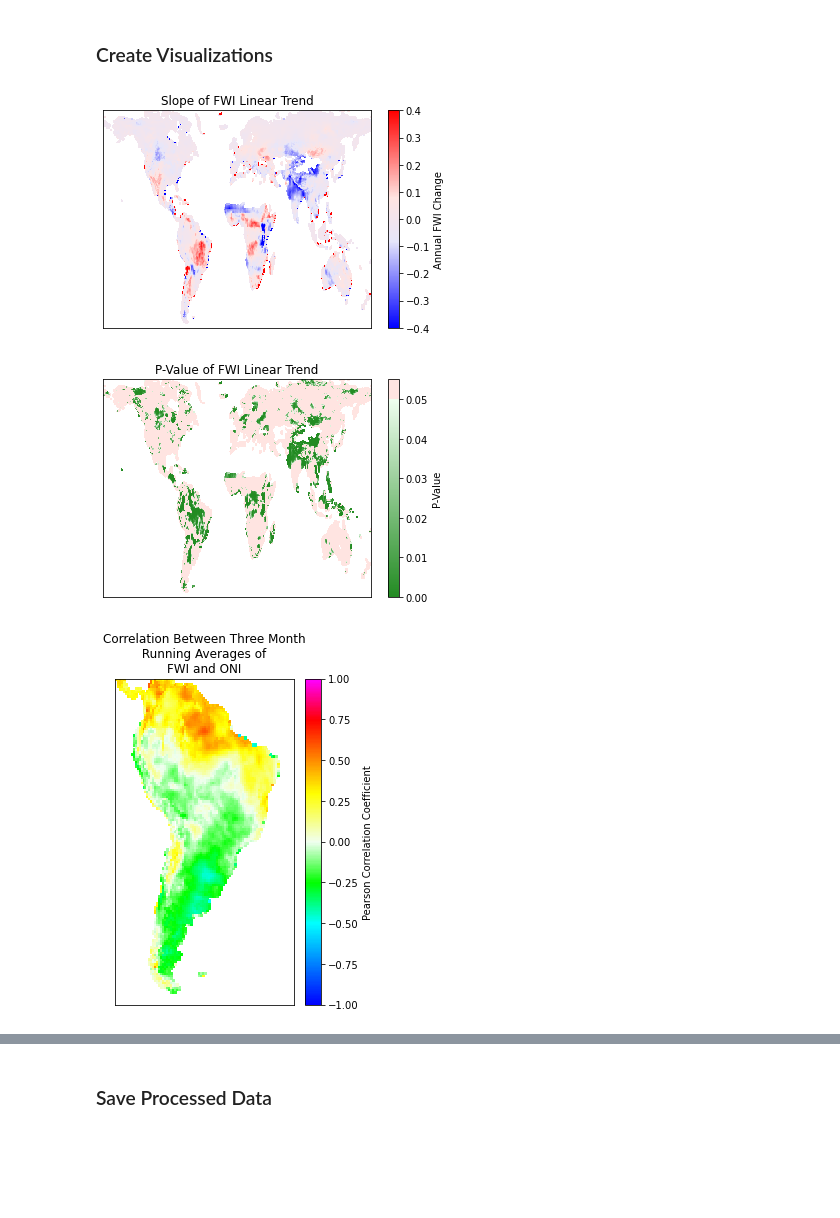
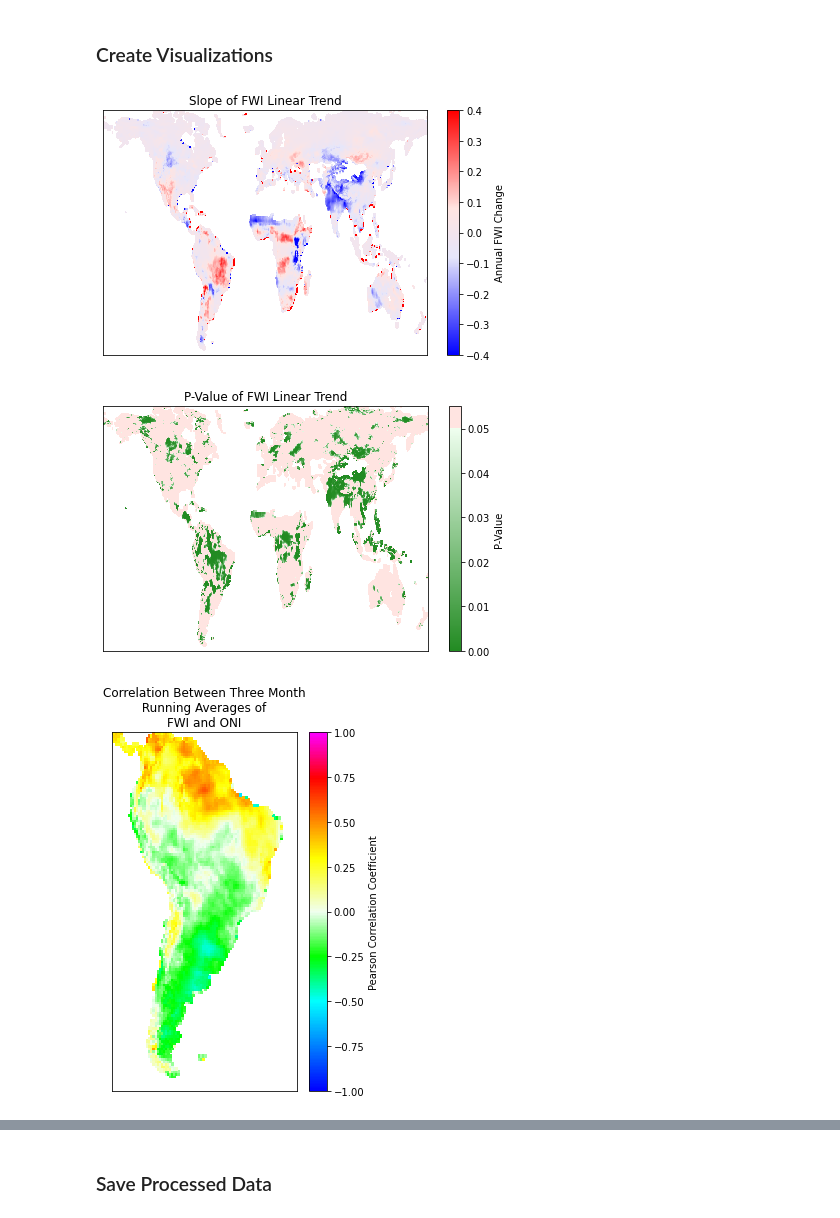
Before and after one commit to patrick-naylor/Global-FWI-ONI-Relationship, a Jupyter notebook: Patrick_Naylor_ONI_FWI_Analysis.ipynb, the cells around one changed output, grey strips where cells are left out. Cells and saved outputs as stored; diff of their text form; code cells hidden in the pictures; blank space fills up the shorter version.

```diff
--- a/Patrick_Naylor_ONI_FWI_Analysis.ipynb
+++ b/Patrick_Naylor_ONI_FWI_Analysis.ipynb
@@ -187,8 +187,8 @@ data = nc.Dataset('aggregate_data_10.nc')
 print(data)
 three_month_avg = data['mFWI']
 fwi_y_detrend = data['yFWI']
-t_trend_slope = data['mSlope']
-t_trend_pvalue = data['mPval']
+t_trend_slope = data['mSlope'][:]
+t_trend_pvalue = data['mPval'][:]
 # %% [output]
 <class 'netCDF4._netCDF4.Dataset'>
 root group (NETCDF4_CLASSIC data model, file format HDF5):
@@ -288,6 +288,7 @@ plt.pcolormesh(t_trend_slope*365.25,cmap = cmap1, vmin=-0.4, vmax=0.4)
 plt.colorbar(label = 'Annual FWI Change')
 plt.title('Slope of FWI Linear Trend')
 plt.tick_params(axis='both', which='both', bottom=False, top=False, labelbottom=False, right=False, left=False, labelleft=False)
+plt.tight_layout()
 plt.savefig('global_FWI_linear_trend_slope.png')
 
 plt.figure(2)
@@ -298,6 +299,7 @@ plt.pcolormesh(t_trend_pvalue, cmap = cmap2, vmin=0, vmax=0.055)
 plt.colorbar(label = 'P-Value')
 plt.title('P-Value of FWI Linear Trend')
 plt.tick_params(axis='both', which='both', bottom=False, top=False, labelbottom=False, right=False, left=False, labelleft=False)
+plt.tight_layout()
 plt.savefig('global_FWI_linear_trend_pval')
 
 plt.figure(3, figsize = ([4,6]))
@@ -308,35 +310,39 @@ plt.pcolormesh(m_coeff[0:140,150:240], vmin=-1, vmax=1, cmap = cmap3)
 plt.colorbar(label = 'Pearson Correlation Coefficient')
 plt.title('Correlation Between Three Month\n Running Averages of \nFWI and ONI')
 plt.tick_params(axis='both', which='both', bottom=False, top=False, labelbottom=False, right=False, left=False, labelleft=False)
+plt.tight_layout()
 plt.savefig('three_month_correlation.png')
 
 plt.figure(4, figsize = ([4,6]))
 plt.pcolormesh(t_coeff[0:140,150:240], vmin=-1, vmax=1, cmap = cmap3)
 plt.colorbar(label = 'Pearson Correlation Coefficient')
-plt.title('Correlation Between Yearly Average\n FWI and ONI')
+plt.title('Correlation Between Yearly\n Average FWI and ONI')
 plt.tick_params(axis='both', which='both', bottom=False, top=False, labelbottom=False, right=False, left=False, labelleft=False)
+plt.tight_layout()
 plt.savefig('yearly_correlation.png')
 
 plt.figure(5, figsize = ([4,6]))
 colors1 = ['blue', 'lavender','mistyrose', 'red']
 nodes1 = [0.0, 0.4, 0.6, 1.0]
 cmap1 = LinearSegmentedColormap.from_list('mycmap', list(zip(nodes1,colors1)))
 plt.pcolormesh(t_trend_slope[0:140,150:240]*365.25,cmap = cmap1, vmin=-0.4, vmax=0.4)
 plt.colorbar(label = 'Annual FWI Change')
 plt.title('Slope of FWI Linear Trend')
 plt.tick_params(axis='both', which='both', bottom=False, top=False, labelbottom=False, right=False, left=False, labelleft=False)
+plt.tight_layout()
 plt.savefig('sa_FWI_linear_trend_slope.png')
 
 plt.figure(6, figsize = ([4,6]))
 colors2 = ['forestgreen', 'honeydew','mistyrose', 'mistyrose']
 nodes2 = [0.0,11/12, 11/12, 1.0]
 cmap2 = LinearSegmentedColormap.from_list('mycmap', list(zip(nodes2,colors2)))
 plt.pcolormesh(t_trend_pvalue[0:140,150:240], cmap = cmap2, vmin=0, vmax=0.055)
 plt.colorbar(label = 'P-Value')
 plt.title('P-Value of FWI Linear Trend')
 plt.tick_params(axis='both', which='both', bottom=False, top=False, labelbottom=False, right=False, left=False, labelleft=False)
+plt.tight_layout()
 plt.savefig('sa_FWI_linear_trend_pval.png')
 # %% [output]
-[figure, old version]
+[figure, new version]
-[figure, old version]
+[figure, new version]
-[figure, old version]
+[figure, new version]
```
Also changed, not shown: parts of 1 cell of this notebook, 2 other files.
